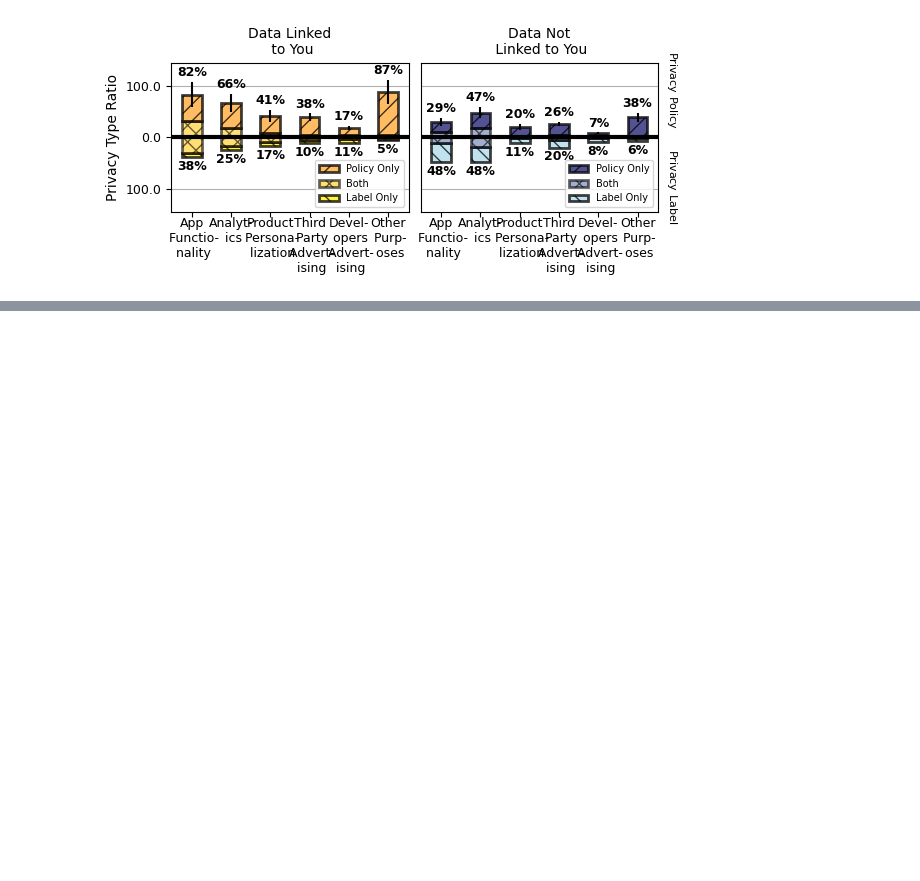
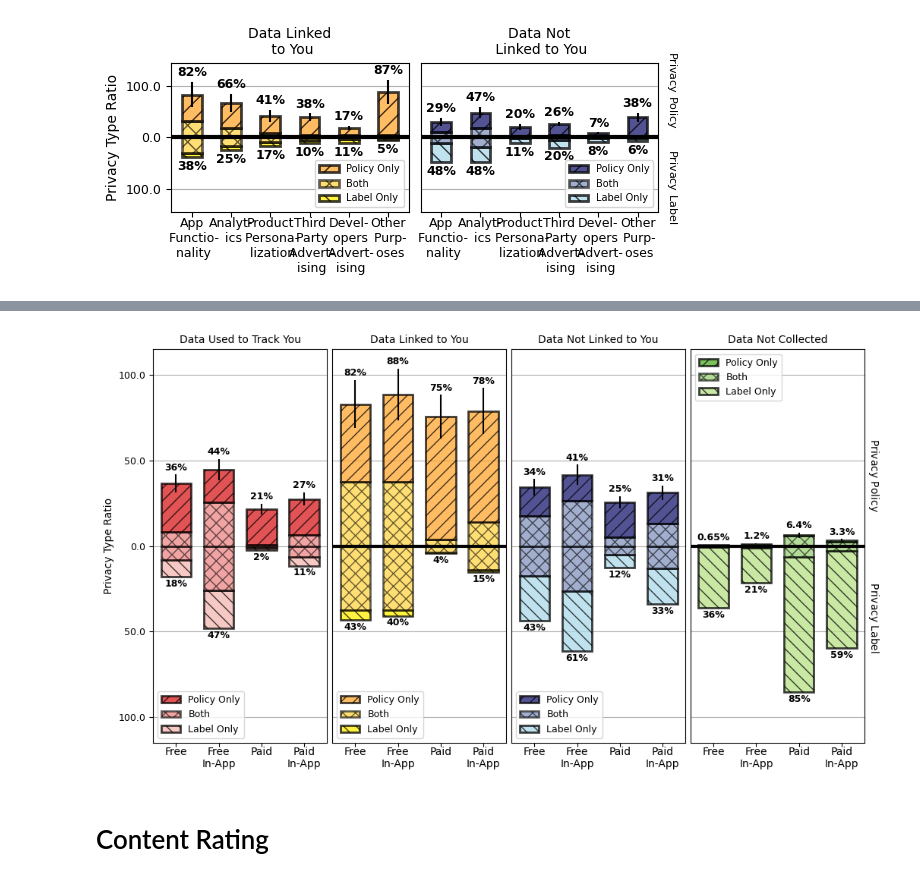
Before and after one commit to masood/2024-pets-privacy-labels-policies, a Jupyter notebook: dataset.ipynb, the cells around one changed output, grey strips where cells are left out. Saved outputs shown, nothing was run; the diff lists cells and outputs as text; code cells hidden in the pictures; blank space fills up the shorter version.

```diff
--- a/dataset.ipynb
+++ b/dataset.ipynb
@@ -528,0 +1147,38 @@ plot_purposes()
+# %%
+# DATA_NOT_LINKED_TO_YOU (BLUE)
+privacy_type = 'privacy_type_not_linked'
+
+# Free Apps
+nl_app_store_free =  list(set(app_to_policy.loc[app_to_policy['app_table_id'].isin(app_store_labels.loc[app_store_labels[privacy_type] == 1]['app_table_id'].to_list())].loc[app_to_policy['app_store_id'].isin(free)]['app_store_id'].to_list()))
+nl_policy_free = list(set(app_to_policy.loc[app_to_policy['privacy_policy_index'].isin(policy_labels.loc[policy_labels[privacy_type] == 1]['policy_id'].to_list())].loc[app_to_policy['app_store_id'].isin(free)]['app_store_id'].to_list()))
+
+# Free Apps with In-app Purchases
+nl_app_store_free_in_app =  list(set(app_to_policy.loc[app_to_policy['app_table_id'].isin(app_store_labels.loc[app_store_labels[privacy_type] == 1]['app_table_id'].to_list())].loc[app_to_policy['app_store_id'].isin(free_in_app)]['app_store_id'].to_list()))
+nl_policy_free_in_app = list(set(app_to_policy.loc[app_to_policy['privacy_policy_index'].isin(policy_labels.loc[policy_labels[privacy_type] == 1]['policy_id'].to_list())].loc[app_to_policy['app_store_id'].isin(free_in_app)]['app_store_id'].to_list()))
+
+# Paid Apps
+nl_app_store_paid =  list(set(app_to_policy.loc[app_to_policy['app_table_id'].isin(app_store_labels.loc[app_store_labels[privacy_type] == 1]['app_table_id'].to_list())].loc[app_to_policy['app_store_id'].isin(paid)]['app_store_id'].to_list()))
+nl_policy_paid = list(set(app_to_policy.loc[app_to_policy['privacy_policy_index'].isin(policy_labels.loc[policy_labels[privacy_type] == 1]['policy_id'].to_list())].loc[app_to_policy['app_store_id'].isin(paid)]['app_store_id'].to_list()))
+
+# Free Apps with In-app Purchases
+nl_app_store_paid_in_app =  list(set(app_to_policy.loc[app_to_policy['app_table_id'].isin(app_store_labels.loc[app_store_labels[privacy_type] == 1]['app_table_id'].to_list())].loc[app_to_policy['app_store_id'].isin(paid_in_app)]['app_store_id'].to_list()))
+nl_policy_paid_in_app = list(set(app_to_policy.loc[app_to_policy['privacy_policy_index'].isin(policy_labels.loc[policy_labels[privacy_type] == 1]['policy_id'].to_list())].loc[app_to_policy['app_store_id'].isin(paid_in_app)]['app_store_id'].to_list()))
+# %%
+# DATA_NOT_COLLECTED (GREEN)
+privacy_type = 'privacy_type_not_collected'
+
+# Free Apps
+nc_app_store_free =  list(set(app_to_policy.loc[app_to_policy['app_table_id'].isin(app_store_labels.loc[app_store_labels[privacy_type] == 1]['app_table_id'].to_list())].loc[app_to_policy['app_store_id'].isin(free)]['app_store_id'].to_list()))
+nc_policy_free = list(set(app_to_policy.loc[app_to_policy['app_store_id'].isin(policy_not_collected)].loc[app_to_policy['app_store_id'].isin(free)]['app_store_id'].to_list()))
+
+# Free Apps with In-app Purchases
+nc_app_store_free_in_app =  list(set(app_to_policy.loc[app_to_policy['app_table_id'].isin(app_store_labels.loc[app_store_labels[privacy_type] == 1]['app_table_id'].to_list())].loc[app_to_policy['app_store_id'].isin(free_in_app)]['app_store_id'].to_list()))
+nc_policy_free_in_app = list(set(app_to_policy.loc[app_to_policy['app_store_id'].isin(policy_not_collected)].loc[app_to_policy['app_store_id'].isin(free_in_app)]['app_store_id'].to_list()))
+
+# Paid Apps
+nc_app_store_paid =  list(set(app_to_policy.loc[app_to_policy['app_table_id'].isin(app_store_labels.loc[app_store_labels[privacy_type] == 1]['app_table_id'].to_list())].loc[app_to_policy['app_store_id'].isin(paid)]['app_store_id'].to_list()))
+nc_policy_paid = list(set(app_to_policy.loc[app_to_policy['app_store_id'].isin(policy_not_collected)].loc[app_to_policy['app_store_id'].isin(paid)]['app_store_id'].to_list()))
+
+# Free Apps with In-app Purchases
+nc_app_store_paid_in_app =  list(set(app_to_policy.loc[app_to_policy['app_table_id'].isin(app_store_labels.loc[app_store_labels[privacy_type] == 1]['app_table_id'].to_list())].loc[app_to_policy['app_store_id'].isin(paid_in_app)]['app_store_id'].to_list()))
+nc_policy_paid_in_app = list(set(app_to_policy.loc[app_to_policy['app_store_id'].isin(policy_not_collected)].loc[app_to_policy['app_store_id'].isin(paid_in_app)]['app_store_id'].to_list()))
@@ -528,0 +1540,6 @@ plot_purposes()
+# %%
+plot_app_costs()
+# %% [output]
+[figure, added]
+# %% [markdown]
+# Content Rating
```
Also changed, not shown: parts of 21 cells of this notebook.
